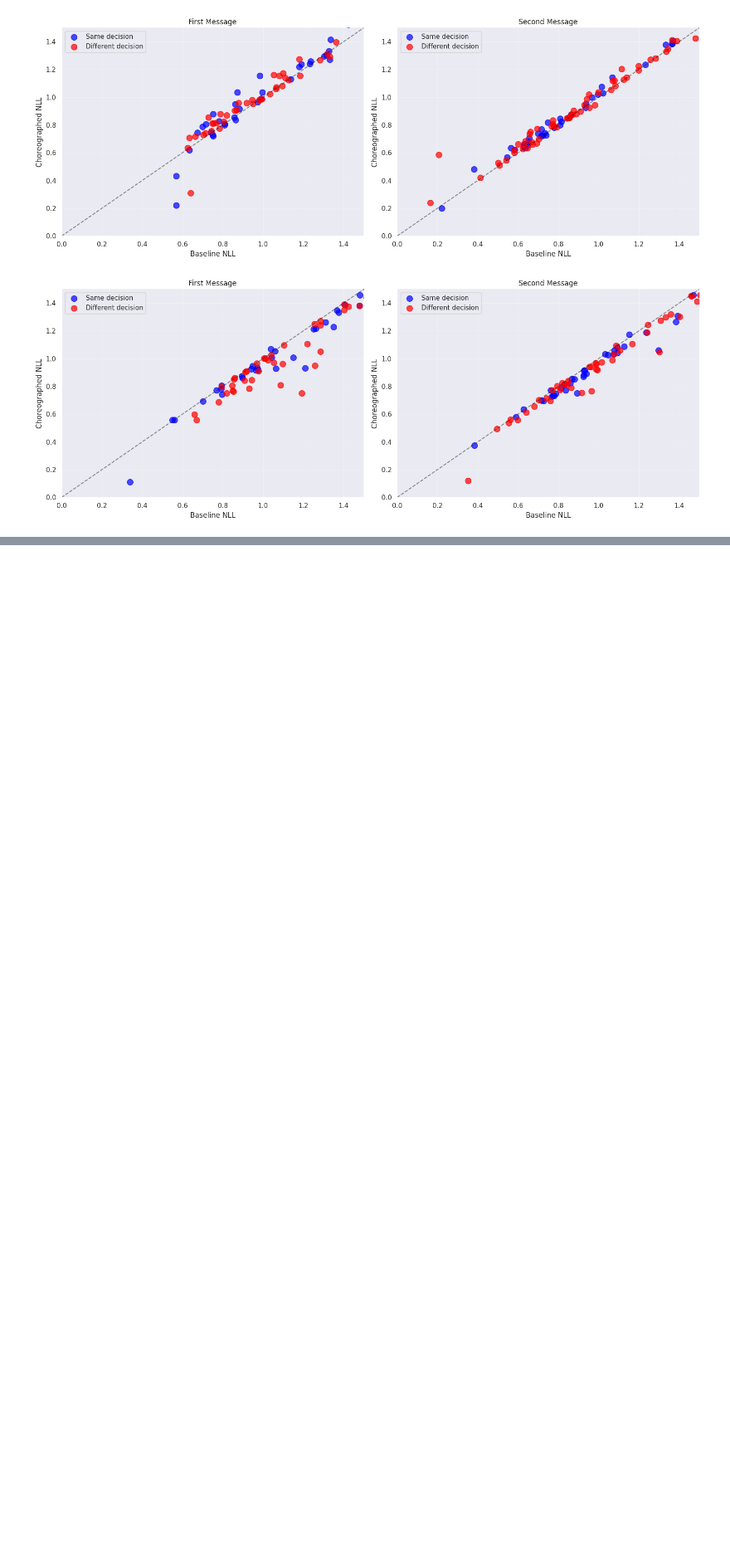
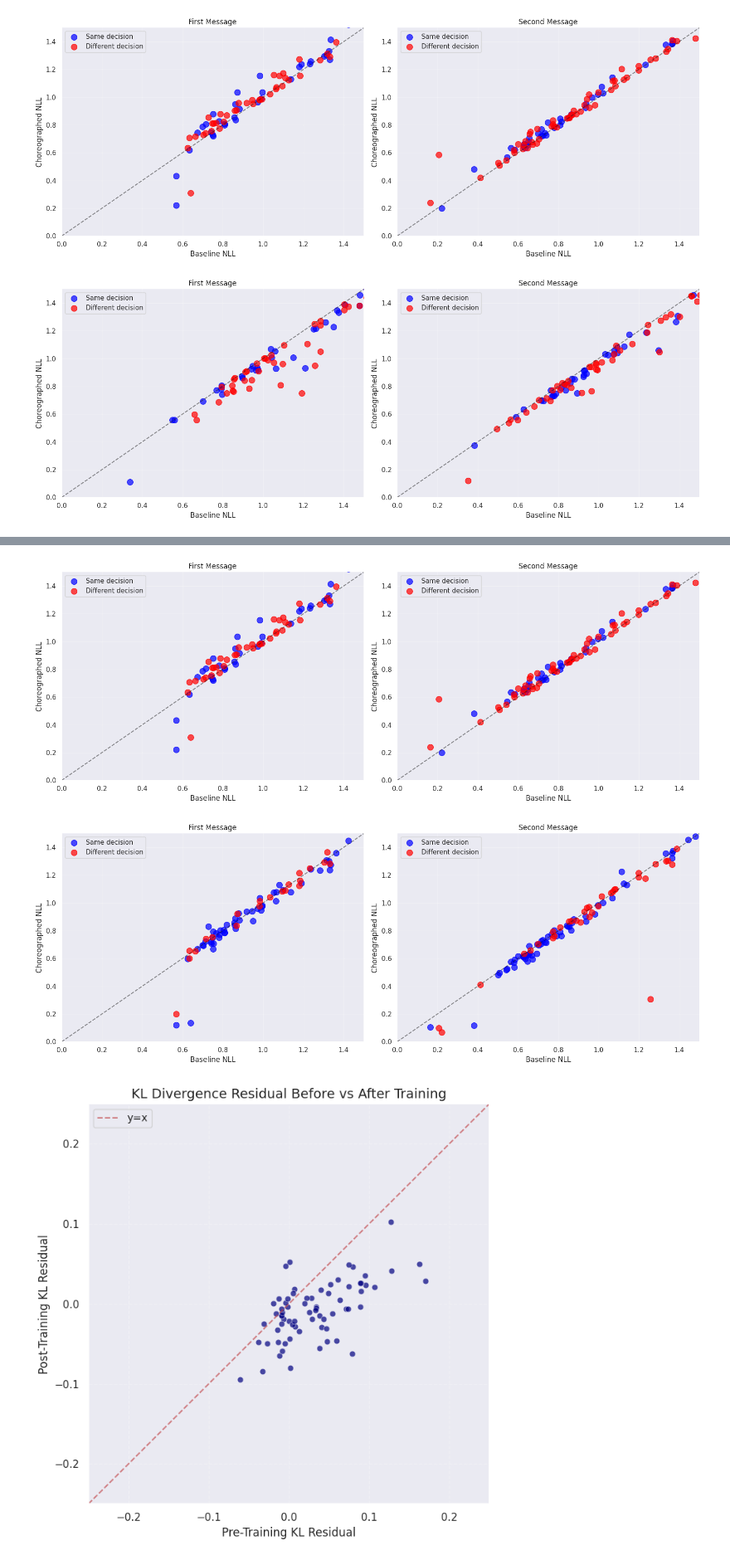
Before and after one commit to tjbai/choreo, a Jupyter notebook: examples/prisoners.ipynb, the cells around one changed output, grey strips where cells are left out. Shown at 83% size. Cells and saved outputs as stored; diff of their text form; code cells hidden in the pictures; blank space fills up the shorter version.

```diff
--- a/examples/prisoners.ipynb
+++ b/examples/prisoners.ipynb
@@ -224,0 +424,60 @@ fig_cached.savefig('cached_always_defect.png')
+# %%
+from llama.util import run_mcnemars_test
+
+# before
+workflow.model.set_adapter_state(enabled=False)
+cached_bob_decisions = [workflow.tokenizer.decode(c['decision_ids'][1]) for c in cached_always_defect]
+baseline_bob_decisions = [workflow.tokenizer.decode(b['decision_ids'][1]) for b in baseline_always_defect]
+
+cached_cooperate = ["cooperate" in choice.lower() for choice in cached_bob_decisions]
+baseline_cooperate = ["cooperate" in choice.lower() for choice in baseline_bob_decisions]
+print('McNemar\'s p-value before:', run_mcnemars_test(cached_cooperate, baseline_cooperate)['result'])
+
+differences = [("cooperate" in cached_choice.lower()) != ("cooperate" in baseline_choice.lower()) for cached_choice, baseline_choice in zip(cached_bob_decisions, baseline_bob_decisions)]
+pre_reverse_kl = plot(baseline_always_defect, differences)
+
+# after
+load_ckpt('/scratch4/jeisner1/tjbai/checkpoints/prisoners/always_defect/lora_epoch-1_step-151.pt')
+workflow.model.set_adapter_state(enabled=True)
+with open('/home/tbai4/llama3/dumps/prisoners/prisoners_ft_eval_always_defect.jsonl') as f:
+    data = [json.loads(line) for line in f][300:]
+
+cached_bob_decisions = [d['bob_final'] for d in data]
+baseline_bob_decisions = [workflow.tokenizer.decode(b['decision_ids'][1]) for b in baseline_always_defect]
+
+cached_cooperate = ["cooperate" in choice.lower() for choice in cached_bob_decisions]
+baseline_cooperate = ["cooperate" in choice.lower() for choice in baseline_bob_decisions]
+print('McNemar\'s p-value after:', run_mcnemars_test(cached_cooperate, baseline_cooperate)['result'])
+
+differences = [("cooperate" in cached_choice.lower()) != ("cooperate" in baseline_choice.lower()) for cached_choice, baseline_choice in zip(cached_bob_decisions, baseline_bob_decisions)]
+post_reverse_kl = plot(baseline_always_defect, differences)
+post_reverse_kl['fig'].savefig('baseline_always_defect_ft.png')
+
+# compare
+pre_diffs = np.array(pre_reverse_kl['cached_first_means']) - np.array(pre_reverse_kl['baseline_first_means'])
+post_diffs = np.array(post_reverse_kl['cached_first_means']) - np.array(post_reverse_kl['baseline_first_means'])
+valid_mask = np.array(pre_reverse_kl['baseline_first_means']) <= np.percentile(pre_reverse_kl['baseline_first_means'], 75)
+pre_diffs = pre_diffs[valid_mask]
+post_diffs = post_diffs[valid_mask]
+
+print(f"Mean pre-training KL residual: {np.mean(pre_diffs):.4f}")
+print(f"Mean post-training KL residual: {np.mean(post_diffs):.4f}")
+
+plt.figure(figsize=(7, 7))
+plt.scatter(pre_diffs, post_diffs, alpha=0.7, s=40, color='navy', edgecolor='white', linewidth=0.5)
+
+x_line = np.linspace(-0.25, 0.25, 1000)
+plt.plot(x_line, x_line, 'r--', alpha=0.7, label='y=x')
+
+plt.xlim(-0.25, 0.25)
+plt.ylim(-0.25, 0.25)
+
+plt.xlabel('Pre-Training KL Residual', fontsize=12)
+plt.ylabel('Post-Training KL Residual', fontsize=12)
+plt.title('KL Divergence Residual Before vs After Training', fontsize=14)
+
+plt.grid(alpha=0.3, linestyle='--')
+plt.legend()
+plt.tight_layout()
+plt.savefig('kl_residuals_always_defect.png')
+# %% [output]
@@ -224,0 +488,3 @@ fig_cached.savefig('cached_always_defect.png')
+[figure, added]
+[figure, added]
+[figure, added]
```
Also changed, not shown: parts of 26 cells of this notebook, 29 other files.
